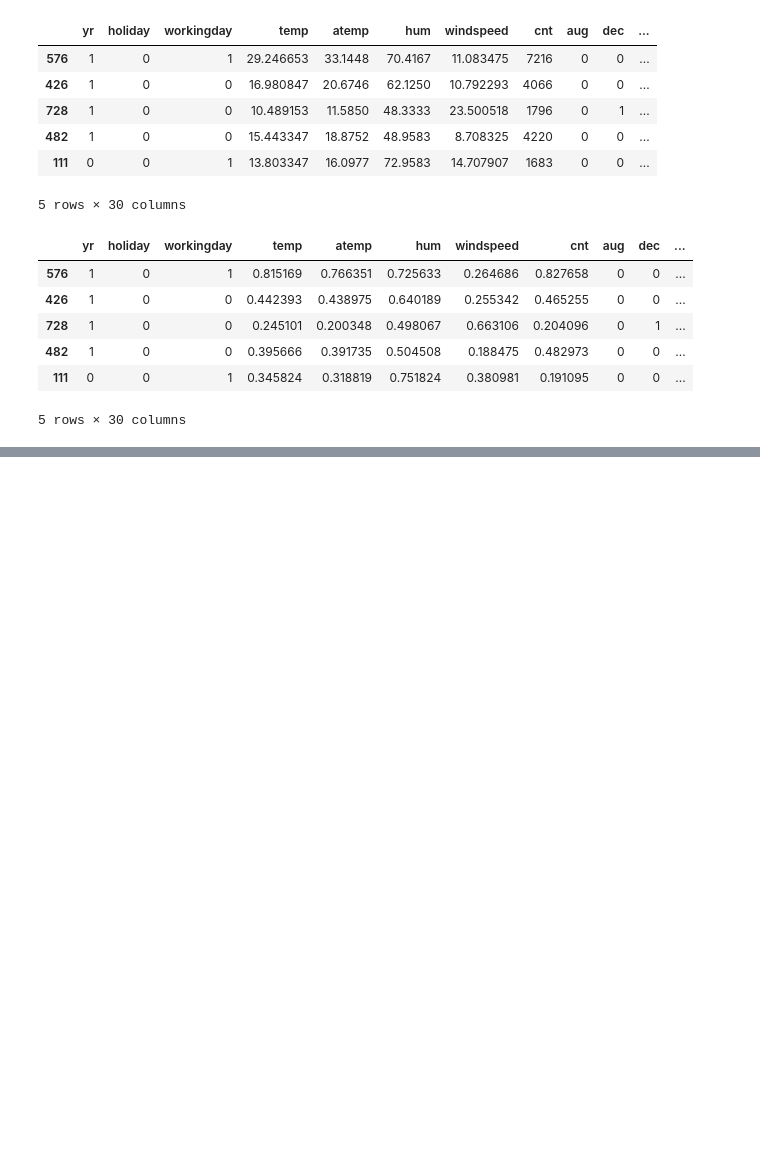
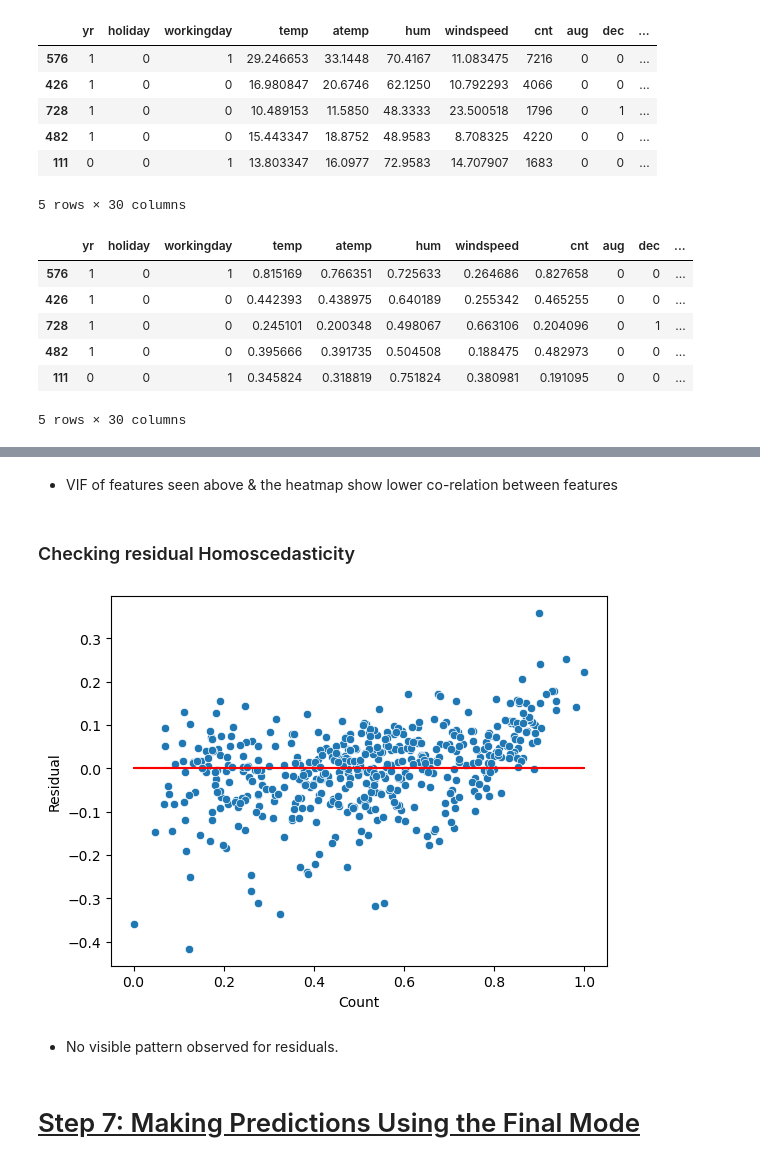
Before and after one commit to vikrampawar88/Linear_Regression_Bike_Sharing, a Jupyter notebook: Linear_Regression_Bike_Sharing_Assignment.ipynb, the cells around one changed output, grey strips where cells are left out. Saved outputs shown, nothing was run; the diff lists cells and outputs as text; code cells hidden in the pictures; blank space fills up the shorter version.

```diff
--- a/Linear_Regression_Bike_Sharing_Assignment.ipynb
+++ b/Linear_Regression_Bike_Sharing_Assignment.ipynb
@@ -482,0 +1015,18 @@ bikeshare_data_train.head()
+# %% [markdown]
+- VIF of features seen above & the heatmap show lower co-relation between features
+# %% [markdown]
+### Checking residual Homoscedasticity
+# %%
+y_train_pred = lr_6.predict(X_train_lm_6)
+residual = y_train - y_train_pred
+sns.scatterplot(y_train,residual)
+plt.plot(y_train,(y_train - y_train), '-r')
+plt.xlabel('Count')
+plt.ylabel('Residual')
+plt.show()
+# %% [output]
+[figure, added]
+# %% [markdown]
+- No visible pattern observed for residuals.
+# %% [markdown]
+# <u>Step 7: Making Predictions Using the Final Mode</u>
```
Also changed, not shown: parts of 73 cells of this notebook, 1 other file.
